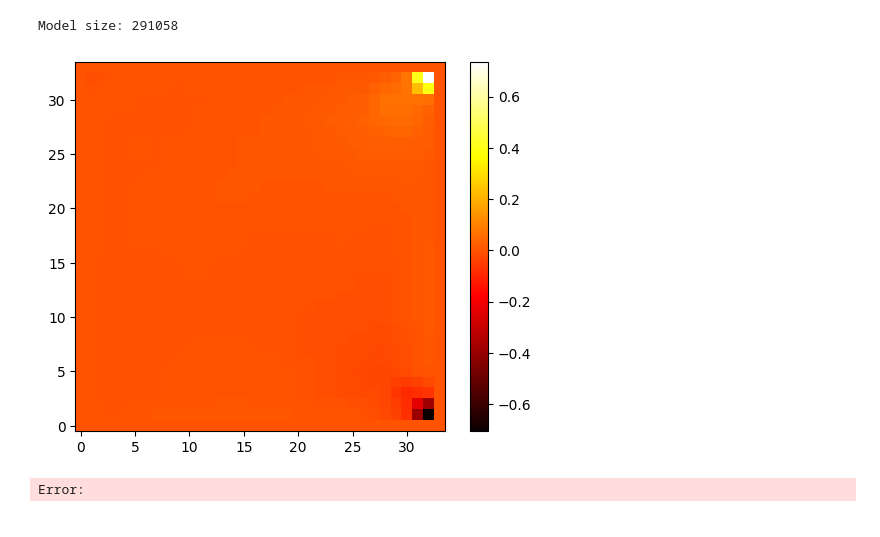
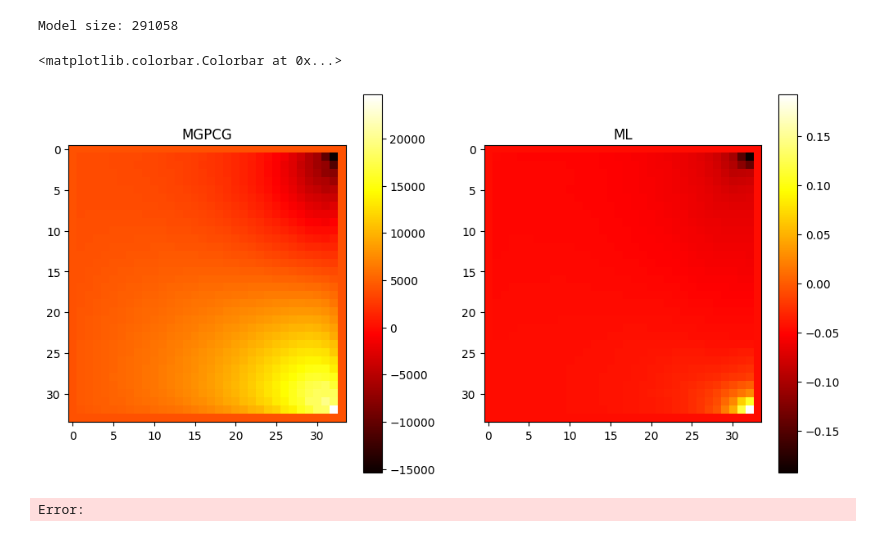
Before and after one commit to glaand/bachelor-thesis, a Jupyter notebook: ml/ml_analysis_azulay.ipynb, the cells around one changed output. Saved outputs shown, nothing was run; the diff lists cells and outputs as text; code cells hidden in the pictures.

```diff
--- a/ml/ml_analysis_azulay.ipynb
+++ b/ml/ml_analysis_azulay.ipynb
@@ -102,16 +106,20 @@ model_size = sum(p.numel() for p in model.parameters() if p.requires_grad)
 print(f"Model size: {model_size}")
 # %% [output]
 Model size: 291058
-# %%
-e_data = np.loadtxt("ml.dat")
-# plot e_data as heatmap
-plt.imshow(e_data, cmap='hot', interpolation='nearest')
-# invert the y-axis
-plt.gca().invert_yaxis()
-plt.colorbar()
-plt.show()
-# %% [output]
-[figure, removed]
+# %%
+num_file = 0
+mgpcg_data = np.loadtxt(f"../experiments/2d/ml/mgpcg_{num_file}.dat")
+ml_data = np.loadtxt(f"../experiments/2d/ml/ml_{num_file}.dat")
+fig, axs = plt.subplots(1, 2, figsize=(12, 6))
+im1, axs[0].imshow(mgpcg_data, cmap='hot', interpolation='nearest')
+axs[0].set_title('MGPCG')
+fig.colorbar(im1, ax=axs[0])
+im2, axs[1].imshow(ml_data, cmap='hot', interpolation='nearest')
+axs[1].set_title('ML')
+fig.colorbar(im2, ax=axs[1])
+# %% [output]
+<matplotlib.colorbar.Colorbar at 0x...>
+[figure, added]
 # %%
 # Ghia et al. (1982) - Re = 100
 reference_ux_RE_100 = {
```
Also changed, not shown: parts of 3 cells of this notebook, 6 other files.
